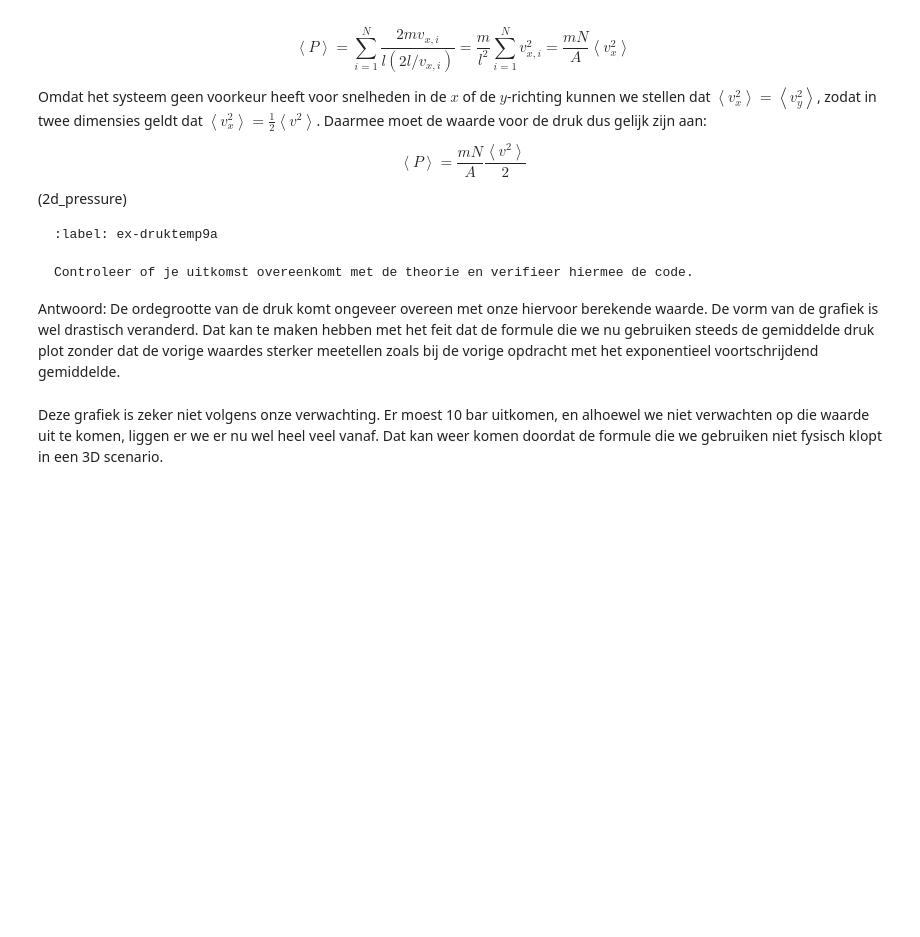
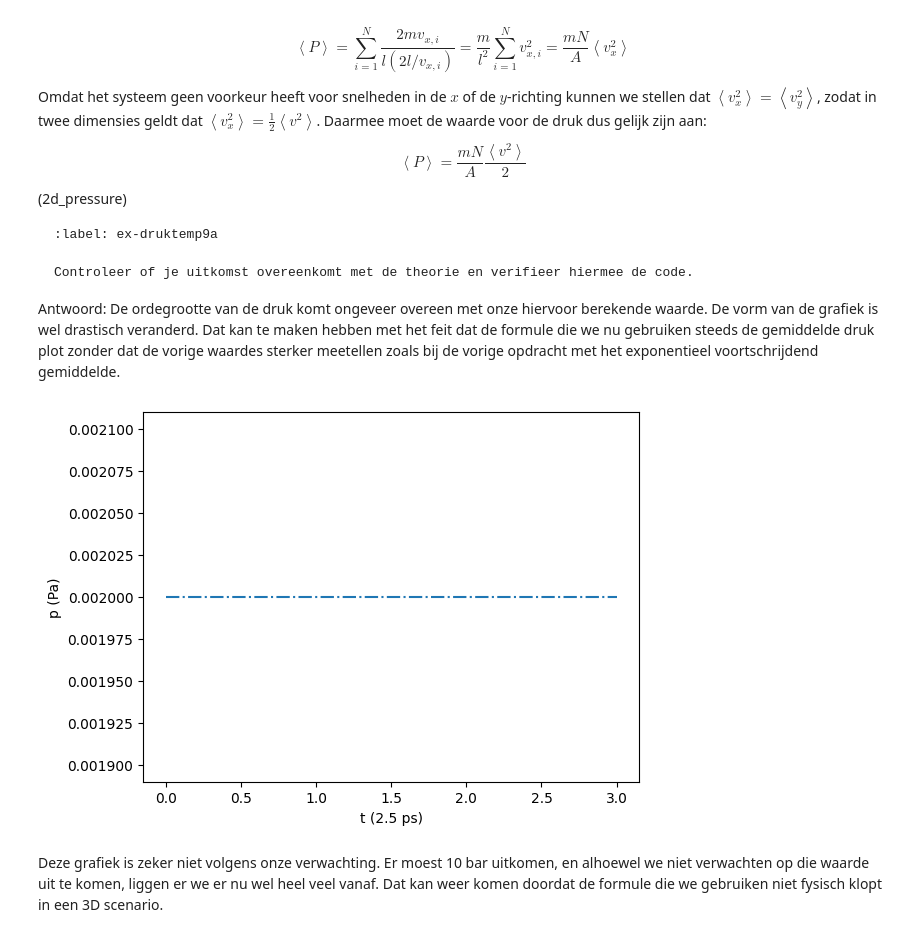
Before and after one commit to cs50202/kimienalesja, a Jupyter notebook: Content/PySim/5_druktemp.ipynb, the cells around one changed output. Drawn from its saved outputs; the diff is of its cells as text; code cells hidden in the pictures; blank space fills up the shorter version.

```diff
--- a/Content/PySim/5_druktemp.ipynb
+++ b/Content/PySim/5_druktemp.ipynb
@@ -536,34 +546,36 @@ Antwoord: De ordegrootte van de druk komt ongeveer overeen met onze hiervoor ber
 # %%
 impulse_outward = 0.0
 pressure = 0.0
 
 #define the new particle formula, we hebben handle_walls aangepast om de druk te berekenen volgens de formule hierboven
 def handle_walls(particles):
     """ botsing met wanden controleren voor alle deeltjes in lijst en gemiddeld bepaling druk """
     global pressure, impulse_outward       # om pressure buiten de functie te kunnen gebruiken
     impulse_outward = 0.0
     v = np.array([])
     for p in particles:
         left_right_collision(p)
         top_down_collision(p)
         v = np.append(v,p.v)
 
-    v_mean = np.mean(v)
-    pressure = (p.m * N*((v_mean)**2)) / (4 * BOX_SIZE_0*2)
+    v_mean = np.mean(v**2)
+    pressure = (p.m * N*((v_mean))) / (4 * BOX_SIZE_0*2)
 
 # Hier Hetzelfde als bij de vorige opgaves, gewoon plotten
 P = np.array([])
 for i in range(100):
     take_time_step(particles)
     P = np.append(P,pressure)
 
 plt.figure()
 
 plt.plot(times, P*scale_pressure,"-.")
 plt.xlabel("t (2.5 ps)")
 plt.ylabel("p (Pa)")
 
 plt.show()
+# %% [output]
+[figure, added]
 # %% [markdown]
 Deze grafiek is zeker niet volgens onze verwachting. Er moest 10 bar uitkomen, en alhoewel we niet verwachten op die waarde uit te komen, liggen er we er nu wel heel veel vanaf. Dat kan weer komen doordat de formule die we gebruiken niet fysisch klopt in een 3D scenario.
 # %% [markdown]
```
Also changed, not shown: parts of 5 cells of this notebook.
